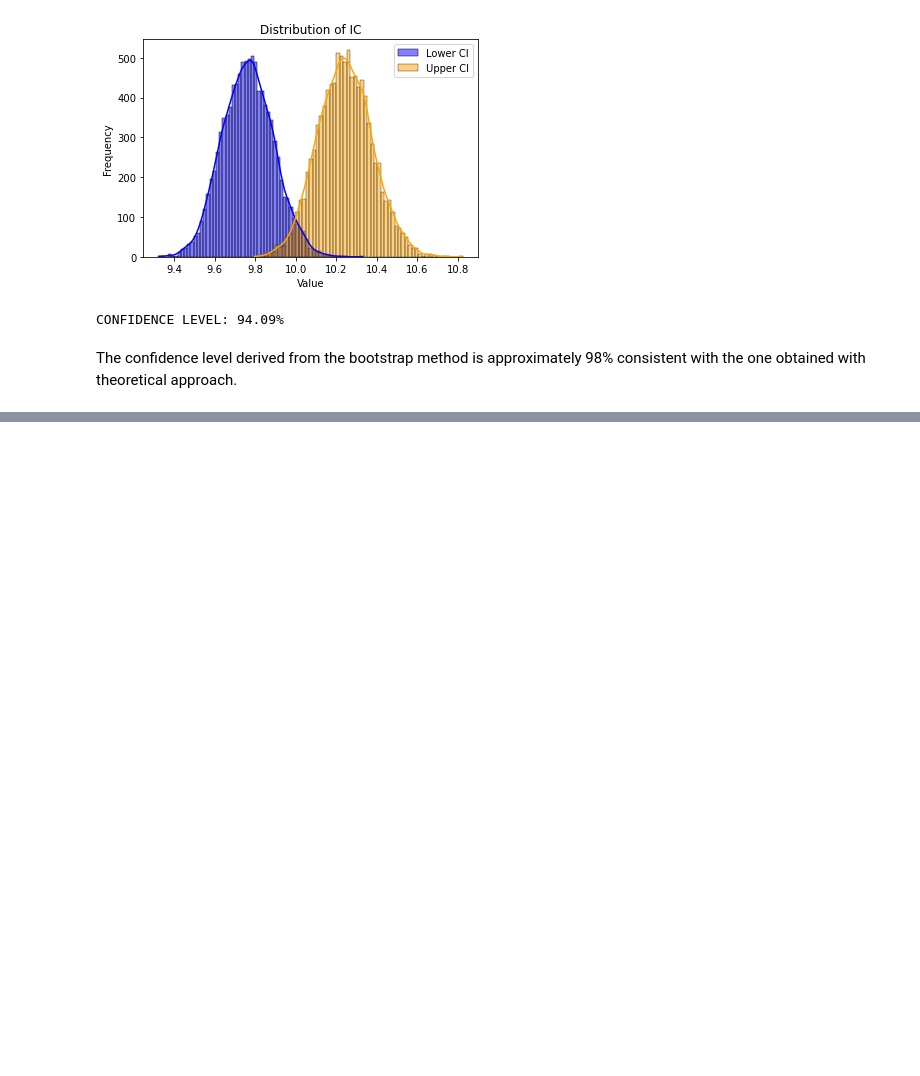
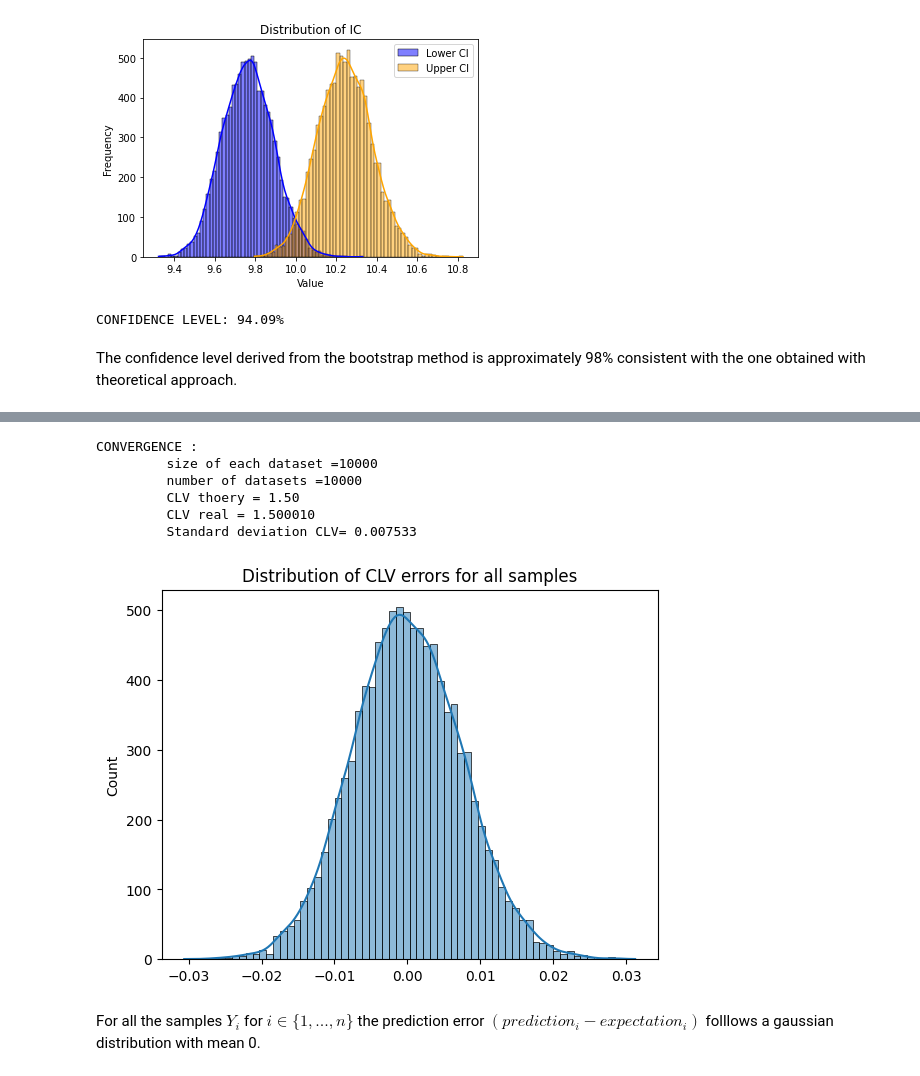
Before and after one commit to louizaaouaouche/Statistical-estimation-of-CLV, a Jupyter notebook: src/notebook.ipynb, the cells around one changed output, grey strips where cells are left out. Cells and saved outputs as stored; diff of their text form; code cells hidden in the pictures; blank space fills up the shorter version.

```diff
--- a/src/notebook.ipynb
+++ b/src/notebook.ipynb
@@ -571,4 +581,9 @@ def generate_pareto(scale, size, obs_duration):
     Y = T * (T <= ancient) + ancient * (T > ancient)
     return Y, ancient
+# %%
+def pareto_nc_clv_estimator(Y):
+    n = len(Y)
+    denom = 1 - (1/n)*(np.sum(np.log(Y)))
+    return 1 / denom
 # %%
 def pareto_c_clv_estimator(Y, ancient):
@@ -591,0 +607,18 @@ clv_thoery = (shape * scale) /(shape - 1 )
+# %%
+# CONSTANT desining if the data is going to be censored or not
+censored = 0
+# Monte Carlo simulation
+clv_pareto, Y_n = monte_carlo(clv_theory, size, n, censored, pareto_nc_clv_estimator, generate_nc_pareto)
+# %%
+# plot clv errors distribution
+print_conv_plot_distribution(size, n ,clv_theory, clv_pareto)
+# %% [output]
+CONVERGENCE :
+         size of each dataset =10000
+         number of datasets =10000
+         CLV thoery = 1.50
+         CLV real = 1.500010
+         Standard deviation CLV= 0.007533
+[figure, added]
+# %% [markdown]
+For all the samples $Y_i$ for $i\in \{1,...,n\}$ the prediction error $(prediction_i - expectation_i)$ folllows a gaussian distribution with mean 0.
```
Also changed, not shown: parts of 33 cells of this notebook.
